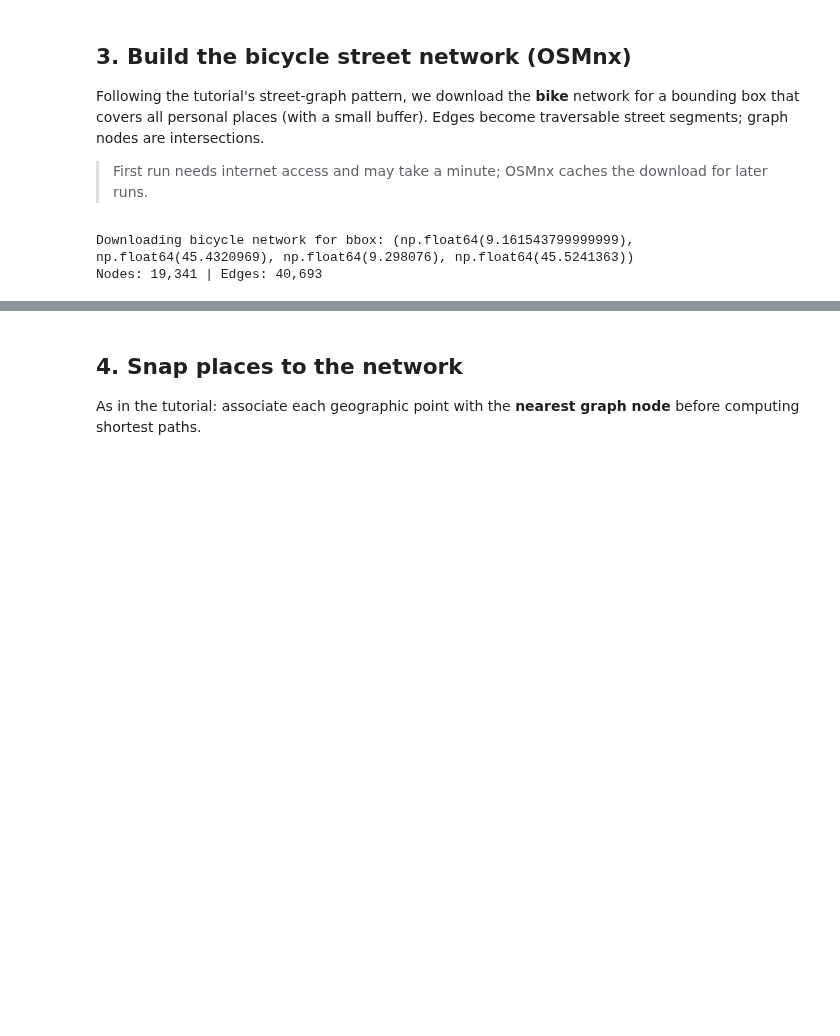
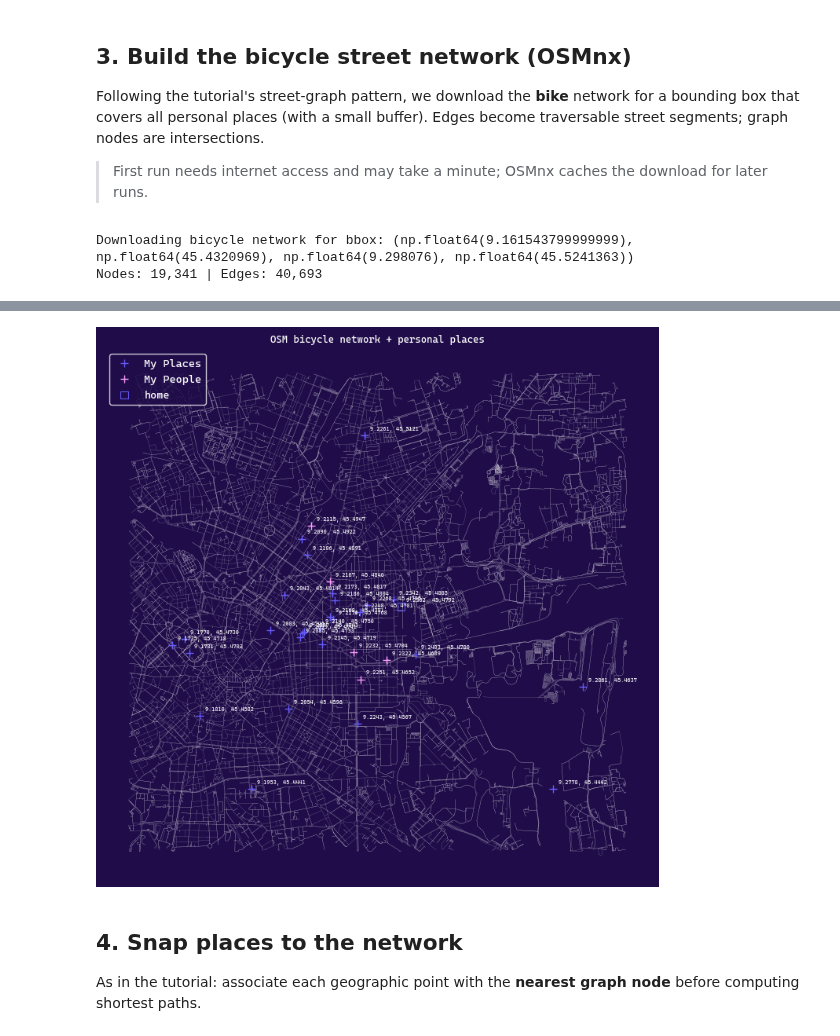
Before and after one commit to MichelleNuccio/cdp-mapping-systems, a Jupyter notebook: content/Assignments/Assignement completed/03-Networks-MyMilan.ipynb, the cells around one changed output, grey strips where cells are left out. Saved outputs shown, nothing was run; the diff lists cells and outputs as text; code cells hidden in the pictures; blank space fills up the shorter version.

```diff
--- a/content/Assignments/Assignement completed/03-Networks-MyMilan.ipynb
+++ b/content/Assignments/Assignement completed/03-Networks-MyMilan.ipynb
@@ -271,3 +258,87 @@ plt.show()
+# %%
+from matplotlib import font_manager
+from pathlib import Path
+
+FONT_PATH = (
+    Path("..") / "assets" / "fonts" / "CascadiaCode" / "CascadiaCode.ttf"
+).resolve()
+font_manager.fontManager.addfont(str(FONT_PATH))
+cascadia = font_manager.FontProperties(fname=str(FONT_PATH))
+plt.rcParams["font.family"] = cascadia.get_name()
+
+ELECTRIC_BLUE = "#675DFF"
+FUCHSIA = "#FF9FFF"
+
+favorites = places[places["category"] == "favorite_place"]
+friends = places[places["category"] == "friends_home"]
+
+fig, ax = plt.subplots(figsize=(9, 9), facecolor="#1F0C49")
+ax.set_facecolor("#1F0C49")
+
+# White street network on dark background
+net_edges.plot(ax=ax, color="white", linewidth=0.15, alpha=0.65, zorder=1)
+
+favorites.plot(
+    ax=ax,
+    color=ELECTRIC_BLUE,
+    markersize=50,
+    marker="+",
+    linewidth=1,
+    label="My Places",
+    zorder=3,
+)
+friends.plot(
+    ax=ax,
+    color=FUCHSIA,
+    markersize=50,
+    marker="+",
+    linewidth=1,
+    label="My People",
+    zorder=4,
+)
+ax.scatter(
+    home.geometry.x,
+    home.geometry.y,
+    s=50,
+    marker="s",
+    facecolors="none",
+    edgecolors=ELECTRIC_BLUE,
+    linewidths=0.75,
+    label="home",
+    zorder=5,
+)
+
+# Geographic coordinates in Cascadia, white
+for _idx, row in places.iterrows():
+    ax.annotate(
+        f"{row.geometry.x:.4f}, {row.geometry.y:.4f}",
+        xy=(row.geometry.x, row.geometry.y),
+        xytext=(5, 5),
+        textcoords="offset points",
+        fontsize=5,
+        fontproperties=cascadia,
+        color="white",
+    )
+
+legend = ax.legend(
+    loc="upper left",
+    frameon=True,
+    prop=cascadia,
+    facecolor="#1F0C49",
+    edgecolor="white",
+    labelcolor="white",
+)
+ax.set_title(
+    "OSM bicycle network + personal places",
+    fontproperties=cascadia,
+    fontsize=9,
+    color="white",
+)
+for spine in ax.spines.values():
+    spine.set_color("white")
+plt.show()
+# %% [output]
+[figure, added]
 # %% [markdown]
 ## 4. Snap places to the network
 
```
Also changed, not shown: parts of 12 cells of this notebook.
